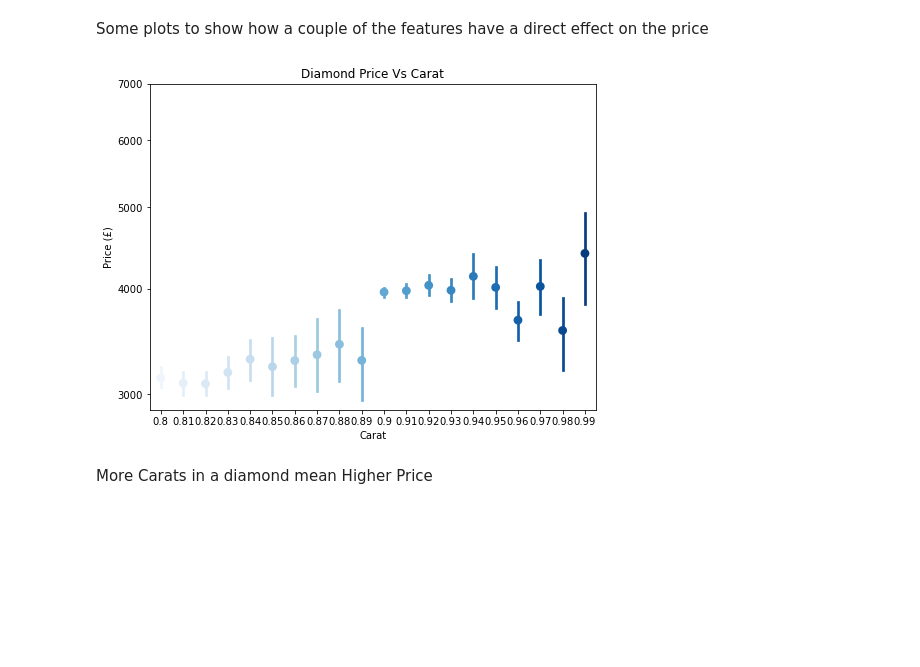
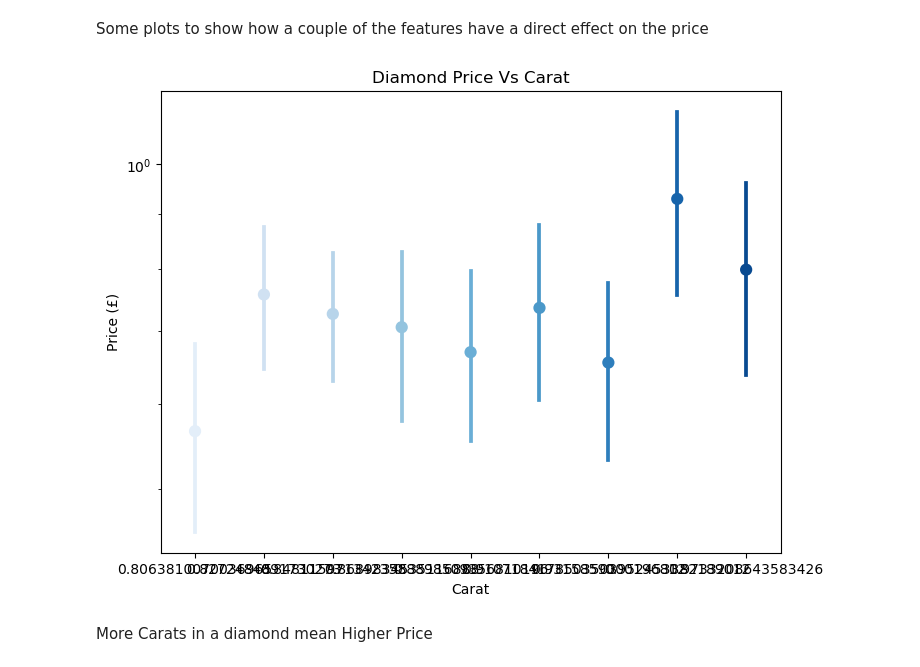
Before and after one commit to JamesHands18/Project4, a Jupyter notebook: Diamond Data Regression Model.ipynb, the cells around one changed output. Cells and saved outputs as stored; diff of their text form; code cells hidden in the pictures; blank space fills up the shorter version.

```diff
--- a/Diamond Data Regression Model.ipynb
+++ b/Diamond Data Regression Model.ipynb
@@ -14,6 +14,6 @@ from sklearn.metrics import accuracy_score,confusion_matrix, classification_repo
 import seaborn as sns
 import os
 # %%
-scaled_df = pd.read_csv('scaled_data.csv')
+scaled_df = pd.read_csv('Resources/scaled.csv')
 scaled_df
 # %% [output]
@@ -130,17 +128,17 @@ diamonds_sml = scaled_df.loc[diamond_flag,:]
 # %%
 #Price VS Carat plot
 fig = plt.figure(figsize = [8,6])
 ax = sns.pointplot(data = diamonds_sml, x = 'carat', y = 'price',
            palette = 'Blues', linestyles = '', dodge = 0.4)
 plt.title('Diamond Price Vs Carat')
 plt.ylabel('Price (£)')
 plt.xlabel('Carat')
 plt.yscale('log')
-plt.yticks([3e3, 4e3, 5e3,6e3,7e3], ['3000', '4000', '5000','6000','7000'])
+#plt.yticks([3e3, 4e3, 5e3,6e3,7e3], ['3000', '4000', '5000','6000','7000'])
 ax.set_yticklabels([],minor = True)
 plt.show();
 # %% [output]
-[figure, old version]
+[figure, new version]
 # %% [markdown]
 More Carats in a diamond mean Higher Price
 # %%
```
Also changed, not shown: parts of 6 cells of this notebook, 5 other files.
